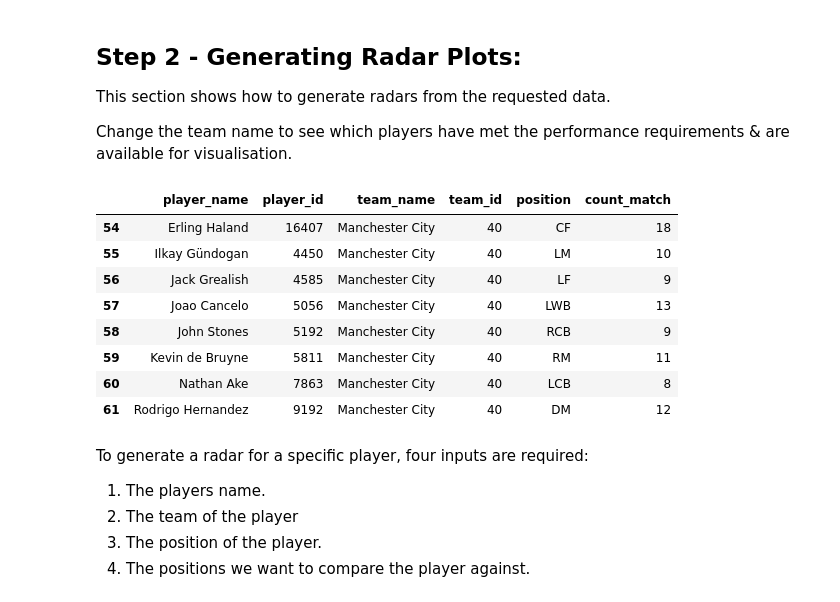
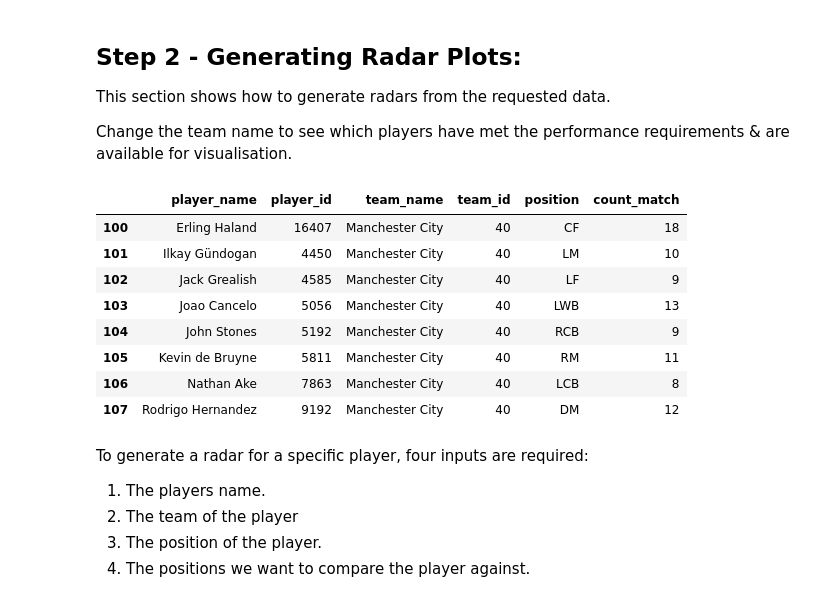
Before and after one commit to SkillCorner/SkillcornerRadarTool, a Jupyter notebook: SkillCorner Off-Ball Run Radars.ipynb, the cells around one changed output. Drawn from its saved outputs; the diff is of its cells as text; code cells hidden in the pictures.

```diff
--- a/SkillCorner Off-Ball Run Radars.ipynb
+++ b/SkillCorner Off-Ball Run Radars.ipynb
@@ -82,22 +66,24 @@ This section shows how to generate radars from the requested data.
 Change the team name to see which players have met the performance requirements & are available for visualisation.
 # %%
 # Which player from Manchester City have met the performance requirements.
-sc_radar_tool.get_off_ball_run_df()[sc_radar_tool.get_off_ball_run_df()['team_name'] == 'Manchester City'][['player_name',
-                                                                                                            'player_id',
-                                                                                                            'team_name',
-                                                                                                            'team_id',
-                                                                                                            'position',
-                                                                                                            'count_match']]
+off_ball_run_df = sc_radar_tool.get_off_ball_run_df()
+
+off_ball_run_df[off_ball_run_df['team_name'] == 'Manchester City'][['player_name',
+                                                                    'player_id',
+                                                                    'team_name',
+                                                                    'team_id',
+                                                                    'position',
+                                                                    'count_match']]
 # %% [output]
 |  | player_name | player_id | team_name | team_id | position | count_match |
-| 54 | Erling Haland | 16407 | Manchester City | 40 | CF | 18 |
-| 55 | Ilkay Gündogan | 4450 | Manchester City | 40 | LM | 10 |
-| 56 | Jack Grealish | 4585 | Manchester City | 40 | LF | 9 |
-| 57 | Joao Cancelo | 5056 | Manchester City | 40 | LWB | 13 |
-| 58 | John Stones | 5192 | Manchester City | 40 | RCB | 9 |
-| 59 | Kevin de Bruyne | 5811 | Manchester City | 40 | RM | 11 |
-| 60 | Nathan Ake | 7863 | Manchester City | 40 | LCB | 8 |
-| 61 | Rodrigo Hernandez | 9192 | Manchester City | 40 | DM | 12 |
+| 100 | Erling Haland | 16407 | Manchester City | 40 | CF | 18 |
+| 101 | Ilkay Gündogan | 4450 | Manchester City | 40 | LM | 10 |
+| 102 | Jack Grealish | 4585 | Manchester City | 40 | LF | 9 |
+| 103 | Joao Cancelo | 5056 | Manchester City | 40 | LWB | 13 |
+| 104 | John Stones | 5192 | Manchester City | 40 | RCB | 9 |
+| 105 | Kevin de Bruyne | 5811 | Manchester City | 40 | RM | 11 |
+| 106 | Nathan Ake | 7863 | Manchester City | 40 | LCB | 8 |
+| 107 | Rodrigo Hernandez | 9192 | Manchester City | 40 | DM | 12 |
 # %% [markdown]
 To generate a radar for a specific player, four inputs are required:
 
```
Also changed, not shown: parts of 6 cells of this notebook, 1 other file.
